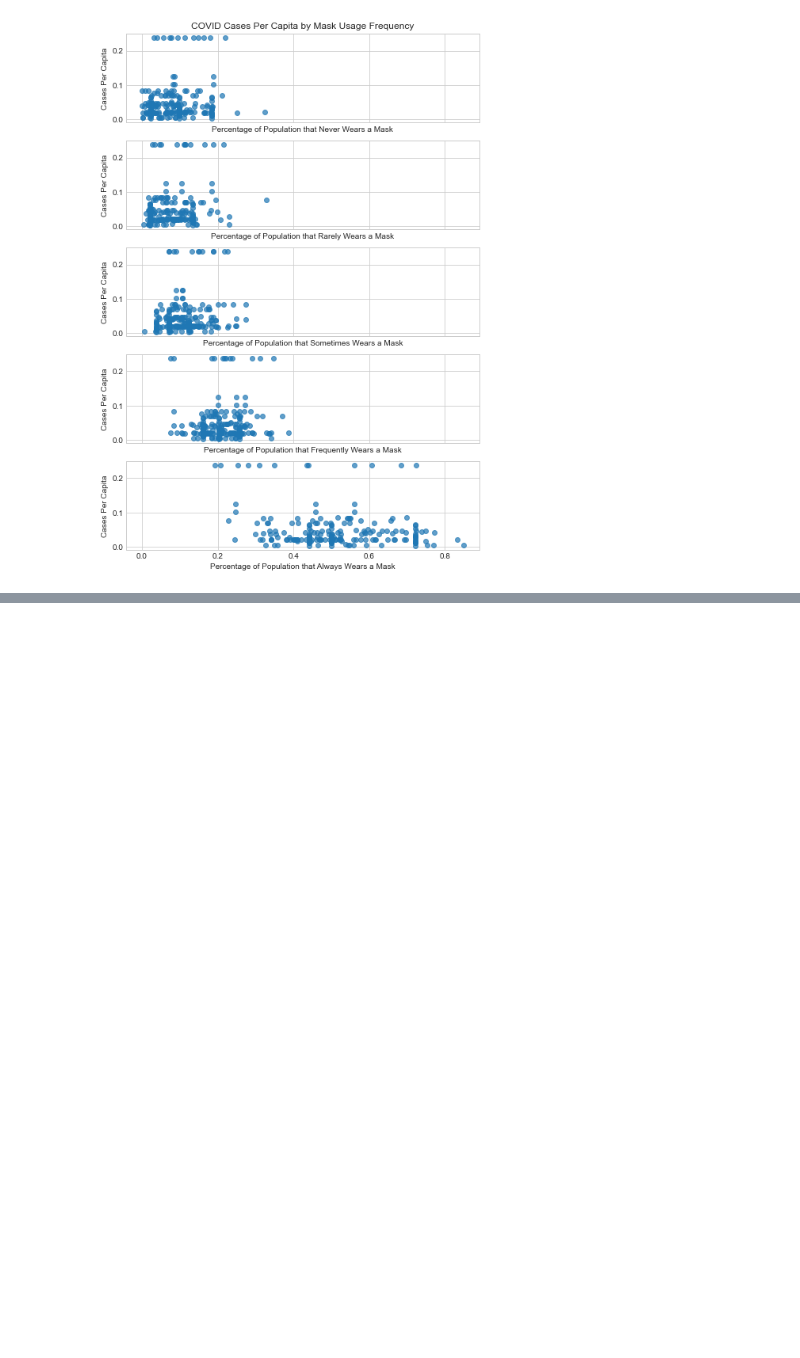
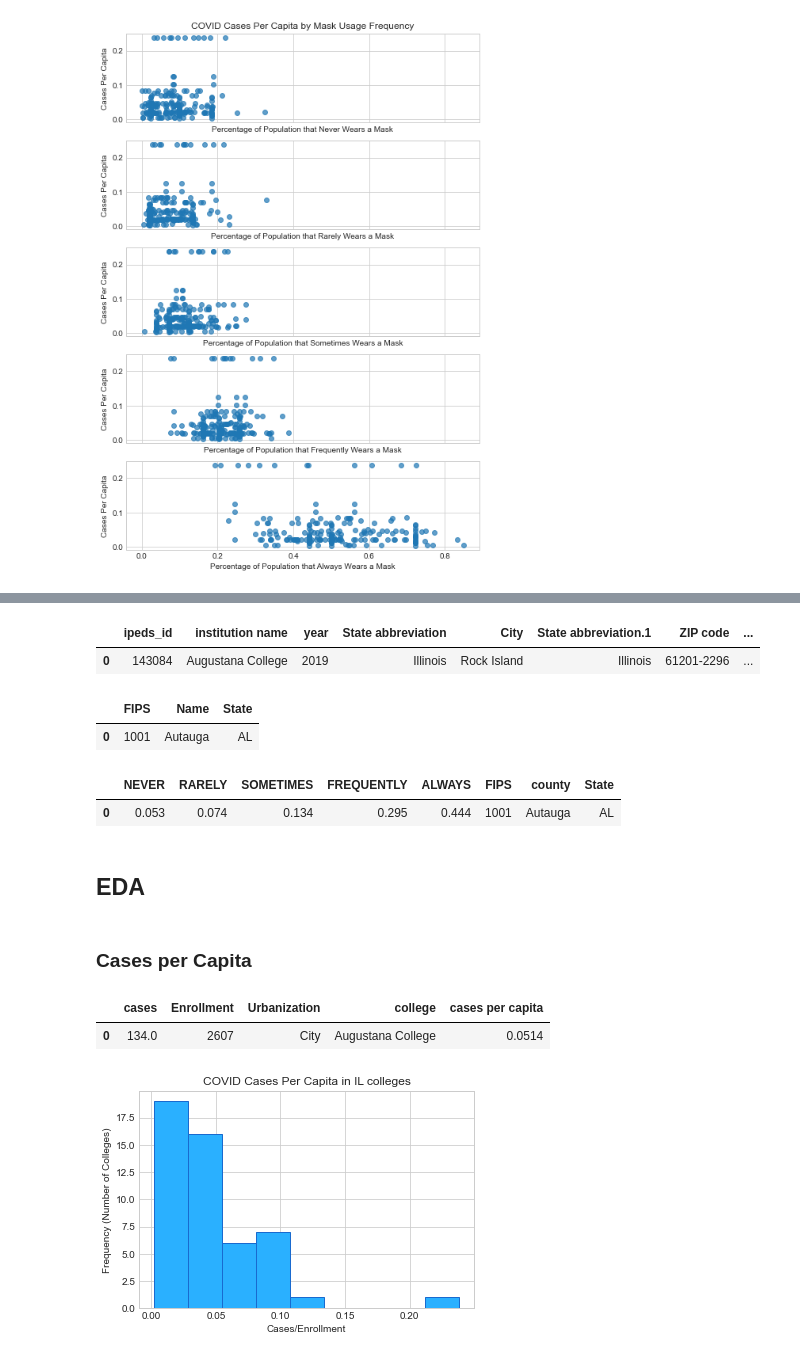
Before and after one commit to carlit-os/IL_colleges_covid, a Jupyter notebook: notebooks/cleaning.ipynb, the cells around one changed output, grey strips where cells are left out. Saved outputs shown, nothing was run; the diff lists cells and outputs as text; code cells hidden in the pictures; blank space fills up the shorter version.

```diff
--- a/notebooks/cleaning.ipynb
+++ b/notebooks/cleaning.ipynb
@@ -227,0 +257,52 @@ plt.show()
+# %%
+df_ipeds.head(1)
+# %% [output]
+|  | ipeds_id | institution name | year | State abbreviation | City | State abbreviation.1 | ZIP code | ... |
+| 0 | 143084 | Augustana College | 2019 | Illinois | Rock Island | Illinois | 61201-2296 | ... |
+# %%
+df_fips.head(1)
+# %% [output]
+|  | FIPS | Name | State |
+| 0 | 1001 | Autauga | AL |
+# %%
+df_mask_counties.head(1)
+# %% [output]
+|  | NEVER | RARELY | SOMETIMES | FREQUENTLY | ALWAYS | FIPS | county | State |
+| 0 | 0.053 | 0.074 | 0.134 | 0.295 | 0.444 | 1001 | Autauga | AL |
+# %% [markdown]
+## EDA
+# %% [markdown]
+### Cases per Capita
+# %%
+# Preparing EDA DataFrame
+df_case_percapita = pd.DataFrame()
+
+#categories I think will be useful for EDA here
+df_case_percapita["cases"] = df_nyt_IL_colleges["cases"]
+df_case_percapita["Enrollment"] = df_ipeds["Enrollment"]
+df_case_percapita["Urbanization"] = df_ipeds["Urbanization"]
+df_case_percapita["college"]= df_nyt_IL_colleges["college"]
+df_case_percapita["cases per capita"] = df_case_percapita["cases"] / df_case_percapita["Enrollment"]
+# %%
+df_case_percapita.head(1)
+# %% [output]
+|  | cases | Enrollment | Urbanization | college | cases per capita |
+| 0 | 134.0 | 2607 | City | Augustana College | 0.0514 |
+# %%
+# Histogram of Cases Per Capita
+case_percapita = df_case_percapita["cases per capita"]
+case_percapita = case_percapita.dropna()
+
+#chose bin size with Freedman-Diaconis rule: (max-min) / 2*IQR*n^(-1/3)
+bin_size = (case_percapita.max() - case_percapita.min()) / (2 * st.iqr(case_percapita) * len(case_percapita) ** (-1 / 3))
+bin_size = math.ceil(bin_size)
+
+plt.style.use("seaborn-whitegrid")
+plt.hist(df_case_percapita["cases per capita"], bins=bin_size, facecolor="#2ab0ff", edgecolor="#196acf")
+plt.title("COVID Cases Per Capita in IL colleges")
+plt.ylabel("Frequency (Number of Colleges)")
+plt.xlabel("Cases/Enrollment")
+
+plt.show()
+# %% [output]
+[figure, added]
```
Also changed, not shown: parts of 17 cells of this notebook, 2 other files.
